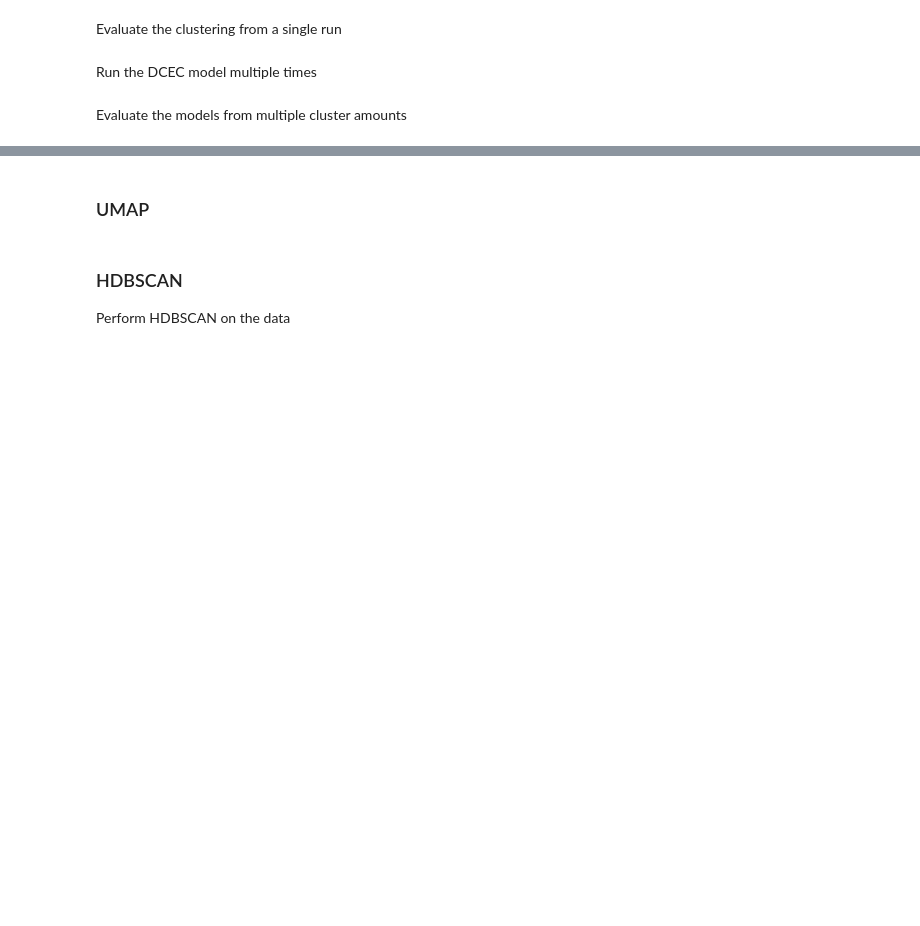
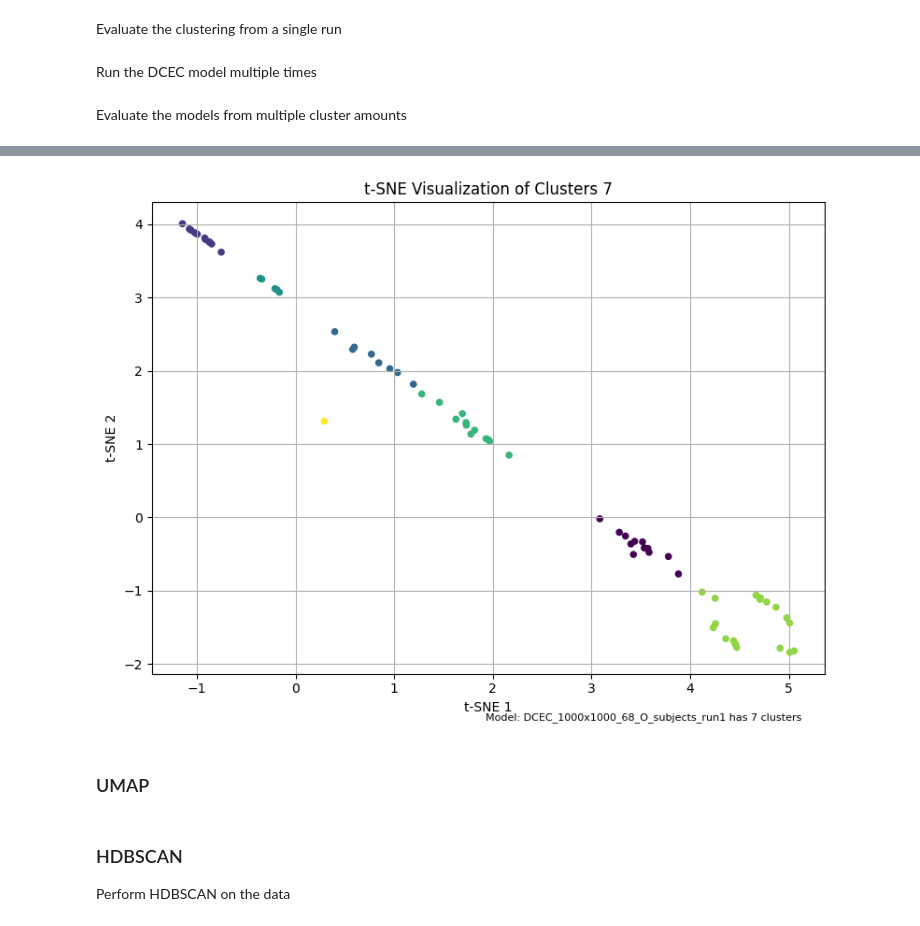
Before and after one commit to Oddrne/Master-Thesis-Autoencoder-and-UMAP-clustering-on-functional-connectivity, a Jupyter notebook: main.ipynb, the cells around one changed output, grey strips where cells are left out. Cells and saved outputs as stored; diff of their text form; code cells hidden in the pictures; blank space fills up the shorter version.

```diff
--- a/main.ipynb
+++ b/main.ipynb
@@ -384,29 +381,31 @@ Plot saved to: Figures\Clustering Scores Plot\DCEC_1000x1000_71_Y_subjects_run1_
 # %%
 # Do tsne for the best cluster for each run
 from Convolutional_AE import plot_clustering, DCEC
 from torch.utils.data import TensorDataset, DataLoader
 import torch
 from scipy.io import loadmat
 
-n_clusters = 2
-model = rf"model_DCEC_1000x1000_71_Y_subjects_run1_Cluster_{n_clusters}"
-filepath = "My_FC_matrices\\FC_Y_run_1.mat"  # "Input Data\\OldAge_combined_run1_400_noZ_clean.mat"  #    #
-name = "DCEC_1000x1000_71_Y_subjects_run1"
+n_clusters = 7
+model = rf"model_DCEC_1000x1000_68_O_subjects_run1_Cluster_{n_clusters}"
+filepath = "My_FC_matrices\\FC_O_run_1.mat" # "Input Data\\YoungAge_combined_run1_400_noZ_clean.mat" #  #   #    #
+name = "DCEC_1000x1000_68_O_subjects_run1"
 
 cfg.n_clusters = n_clusters
 cfg.name = name
 fc_mat = loadmat(filepath)
 fc_mat = fc_mat['run1_data']
 fc_mat_inv = fc_mat[:, None, :, :]
 X = torch.from_numpy(fc_mat_inv).float()
 
 device = torch.device("cuda" if torch.cuda.is_available() else "cpu")
 dataset = TensorDataset(X)
 dataloader = DataLoader(dataset, batch_size=8, shuffle=False)
 temp_model = DCEC(cfg=cfg).to(device)
 temp_model.load_state_dict(torch.load(rf"Models\{model}.pt"))  # Load the pre-trained model weights
 
 plot_clustering(temp_model, dataloader, device, save_path =f"Figures\\Clustering results t-SNE visualization\\{model}.png")
+# %% [output]
+[figure, added]
 # %% [markdown]
 ### UMAP
 # %%
```
Also changed, not shown: parts of 7 cells of this notebook, 33 other files.
